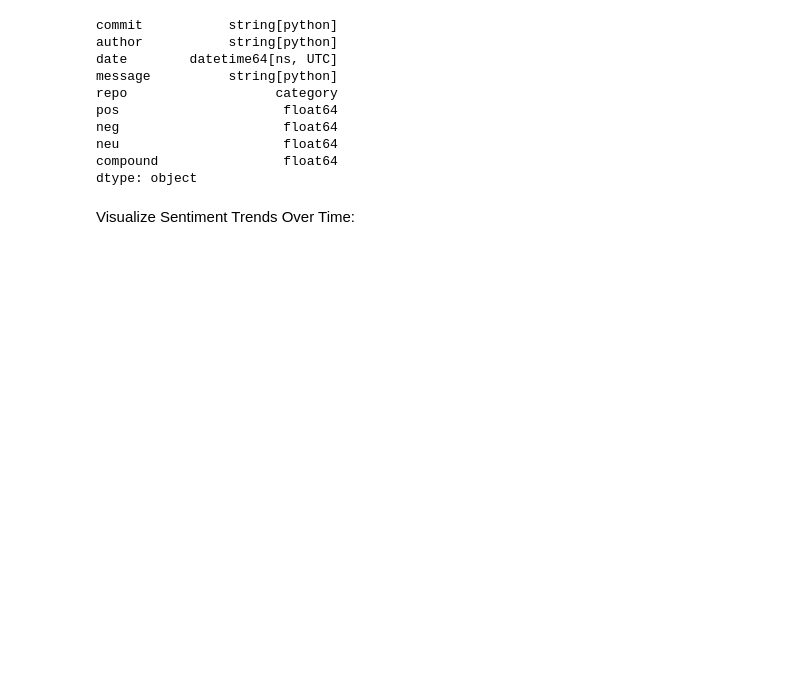
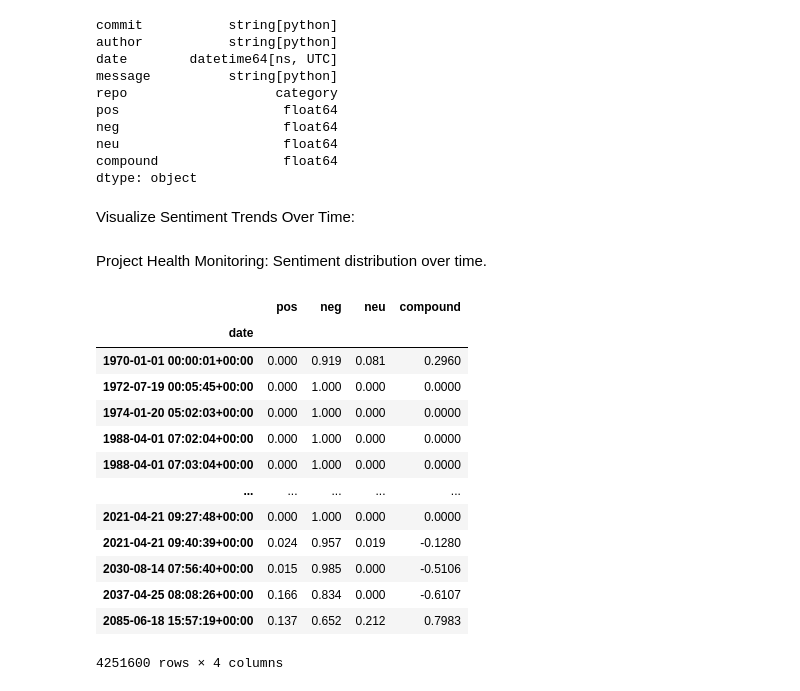
Before and after one commit to rashmi-dhakad-git/SentimentAnalysisofGitHubCommitMessages, a Jupyter notebook: Sentiment analysis result copy.ipynb, the cells around one changed output. Saved outputs shown, nothing was run; the diff lists cells and outputs as text; code cells hidden in the pictures; blank space fills up the shorter version.

```diff
--- a/Sentiment analysis result copy.ipynb
+++ b/Sentiment analysis result copy.ipynb
@@ -174,0 +182,22 @@ data.to_csv('sentiment_data.csv',index=False)
+# %% [markdown]
+Project Health Monitoring:
+Sentiment distribution over time.
+# %%
+daily_sentiment=data.groupby('date')[['pos','neg','neu','compound']].mean()
+# %%
+daily_sentiment
+# %% [output]
+|  | pos | neg | neu | compound |
+| date |  |  |  |  |
+| 1970-01-01 00:00:01+00:00 | 0.000 | 0.919 | 0.081 | 0.2960 |
+| 1972-07-19 00:05:45+00:00 | 0.000 | 1.000 | 0.000 | 0.0000 |
+| 1974-01-20 05:02:03+00:00 | 0.000 | 1.000 | 0.000 | 0.0000 |
+| 1988-04-01 07:02:04+00:00 | 0.000 | 1.000 | 0.000 | 0.0000 |
+| 1988-04-01 07:03:04+00:00 | 0.000 | 1.000 | 0.000 | 0.0000 |
+| ... | ... | ... | ... | ... |
+| 2021-04-21 09:27:48+00:00 | 0.000 | 1.000 | 0.000 | 0.0000 |
+| 2021-04-21 09:40:39+00:00 | 0.024 | 0.957 | 0.019 | -0.1280 |
+| 2030-08-14 07:56:40+00:00 | 0.015 | 0.985 | 0.000 | -0.5106 |
+| 2037-04-25 08:08:26+00:00 | 0.166 | 0.834 | 0.000 | -0.6107 |
+| 2085-06-18 15:57:19+00:00 | 0.137 | 0.652 | 0.212 | 0.7983 |
+4251600 rows × 4 columns
```
Also changed, not shown: parts of 16 cells of this notebook.
